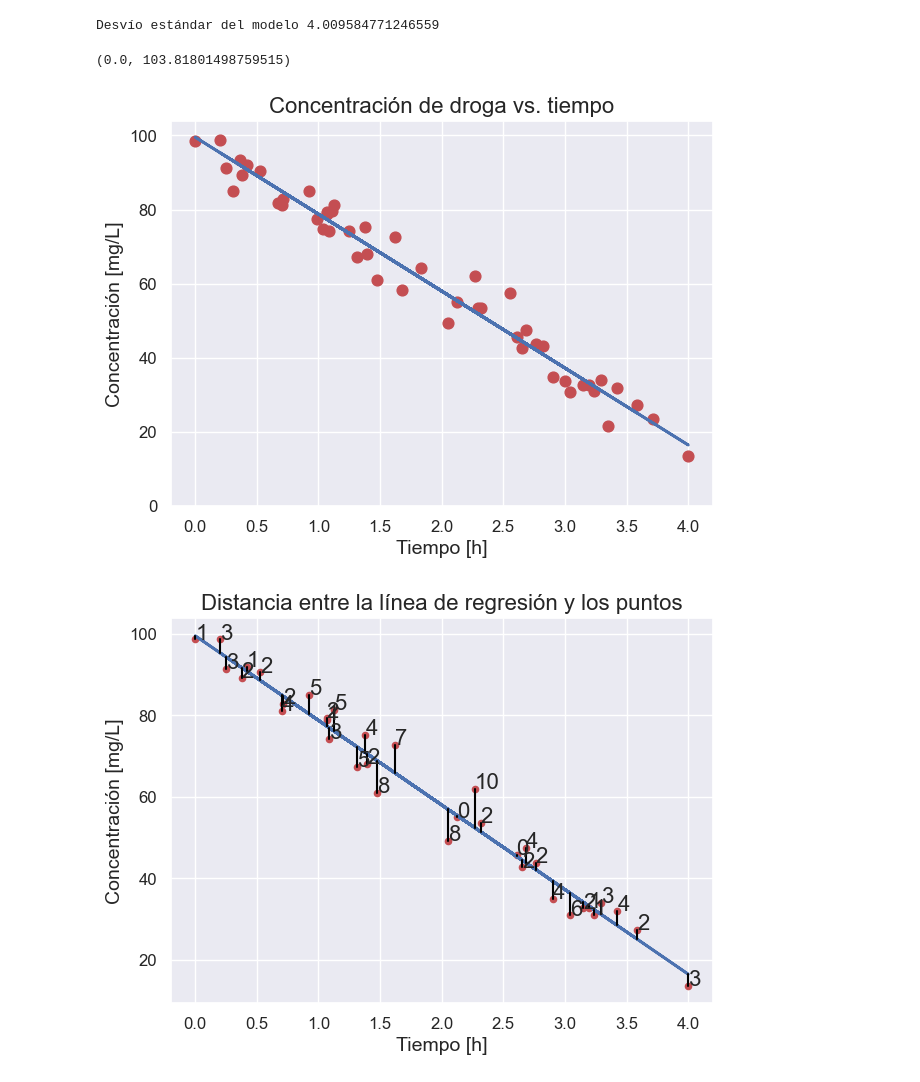
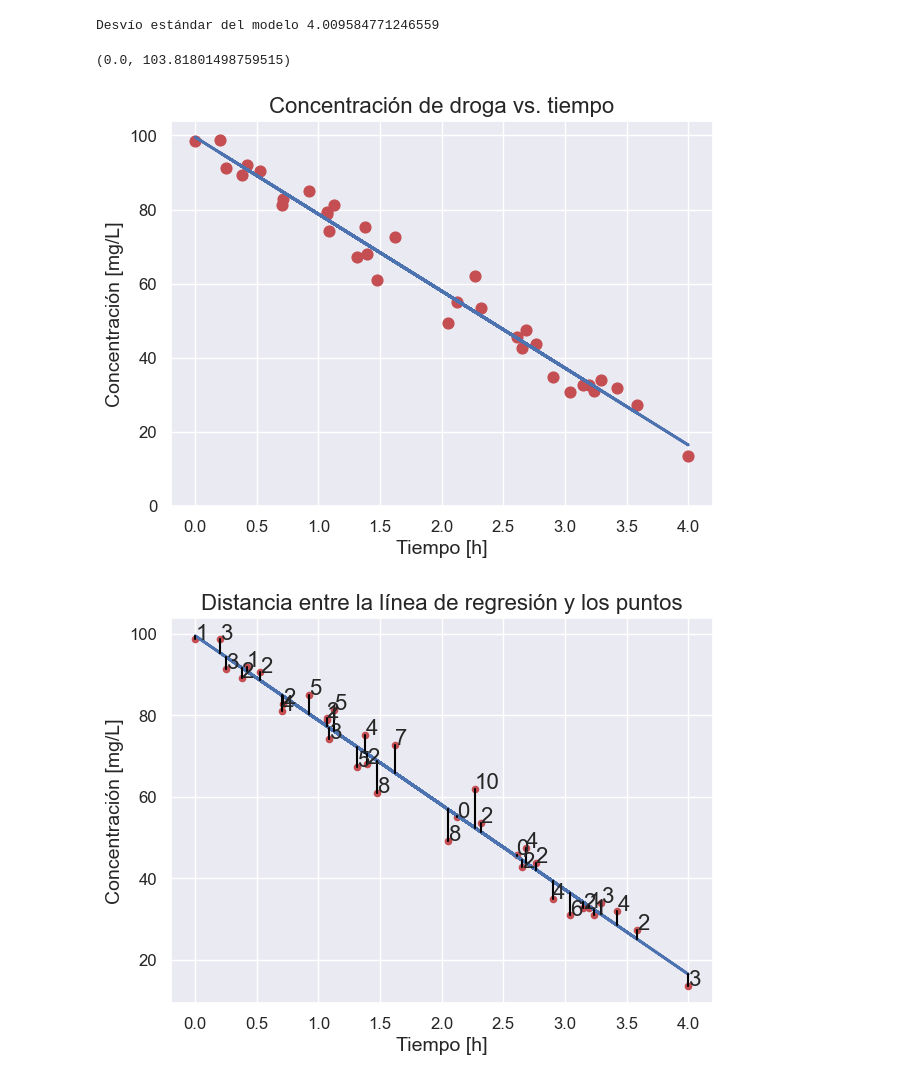
Before and after one commit to jcruz-ferreyra/aprMaqI_CEIA, a Jupyter notebook: clase2/jupyter_notebooks/regresion.ipynb, the cells around one changed output. Drawn from its saved outputs; the diff is of its cells as text; code cells hidden in the pictures.

```diff
--- a/clase2/jupyter_notebooks/regresion.ipynb
+++ b/clase2/jupyter_notebooks/regresion.ipynb
@@ -91,8 +91,9 @@ Para instalarlo, hacemos
 from sklearn.model_selection import train_test_split
 # %%
 # Armamos array de Numpy con los features
-X = dataset.iloc[:,:-1].values
+X = dataset.loc[:,"Time"].values
+X = X.reshape([-1, 1])
 # Y con la variable dependendiente (target)
-y = dataset.iloc[:,1].values
+y = dataset.loc[:,"Concentration"].values
 # %%
 # valores de X
@@ -186,20 +171,20 @@ Desvío estándar del modelo 4.009584771246559
 # %%
 # y si lo graficamos? graficar siempre nos dara una mejor idea de lo que sucede
 
 plt.figure(figsize=(7, 5))
 plt.title('Concentración de droga vs. tiempo', fontsize=16)
 plt.xlabel('Tiempo [h]', fontsize=14)
 plt.ylabel('Concentración [mg/L]', fontsize=14)
 plt.tick_params(axis='x', labelsize=12)
 plt.tick_params(axis='y', labelsize=12)
 
-plt.scatter(dataset['Time'], dataset['Concentration'], color='r', marker="o", s=60)
+plt.scatter(X_train, y_train, color='r', marker="o", s=60)
 plt.plot(X_train, regresion.predict(X_train), color="b", linewidth=2)
 
 plt.ylim(0)  # Establece el límite inferior del eje y en cero
 # %% [output]
 (0.0, 103.81801498759515)
-[figure, old version]
+[figure, new version]
 # %%
 # Convertir X_train en un vector unidimensional
 X_train = X_train.flatten()
```
Also changed, not shown: parts of 28 cells of this notebook.
